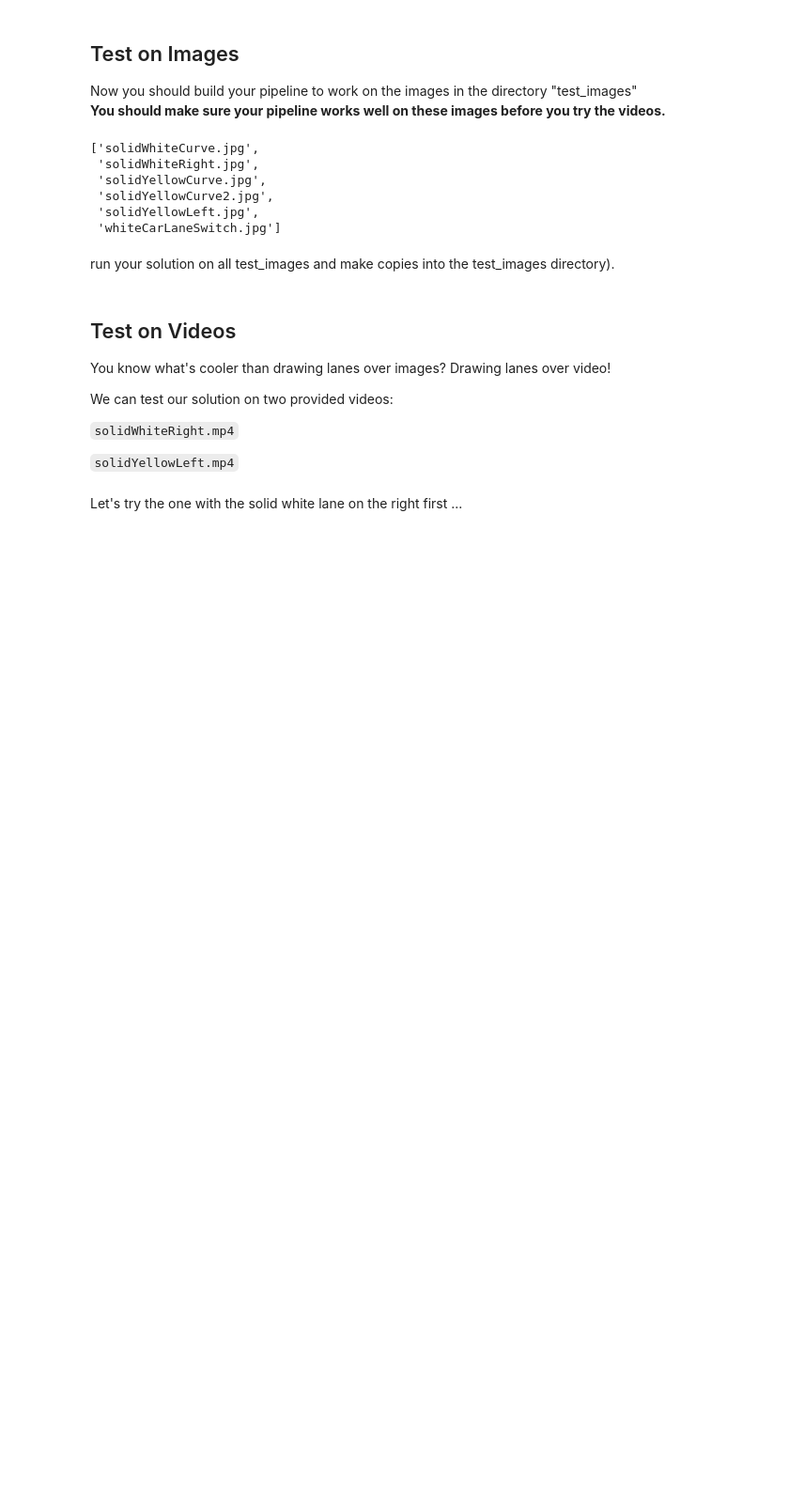
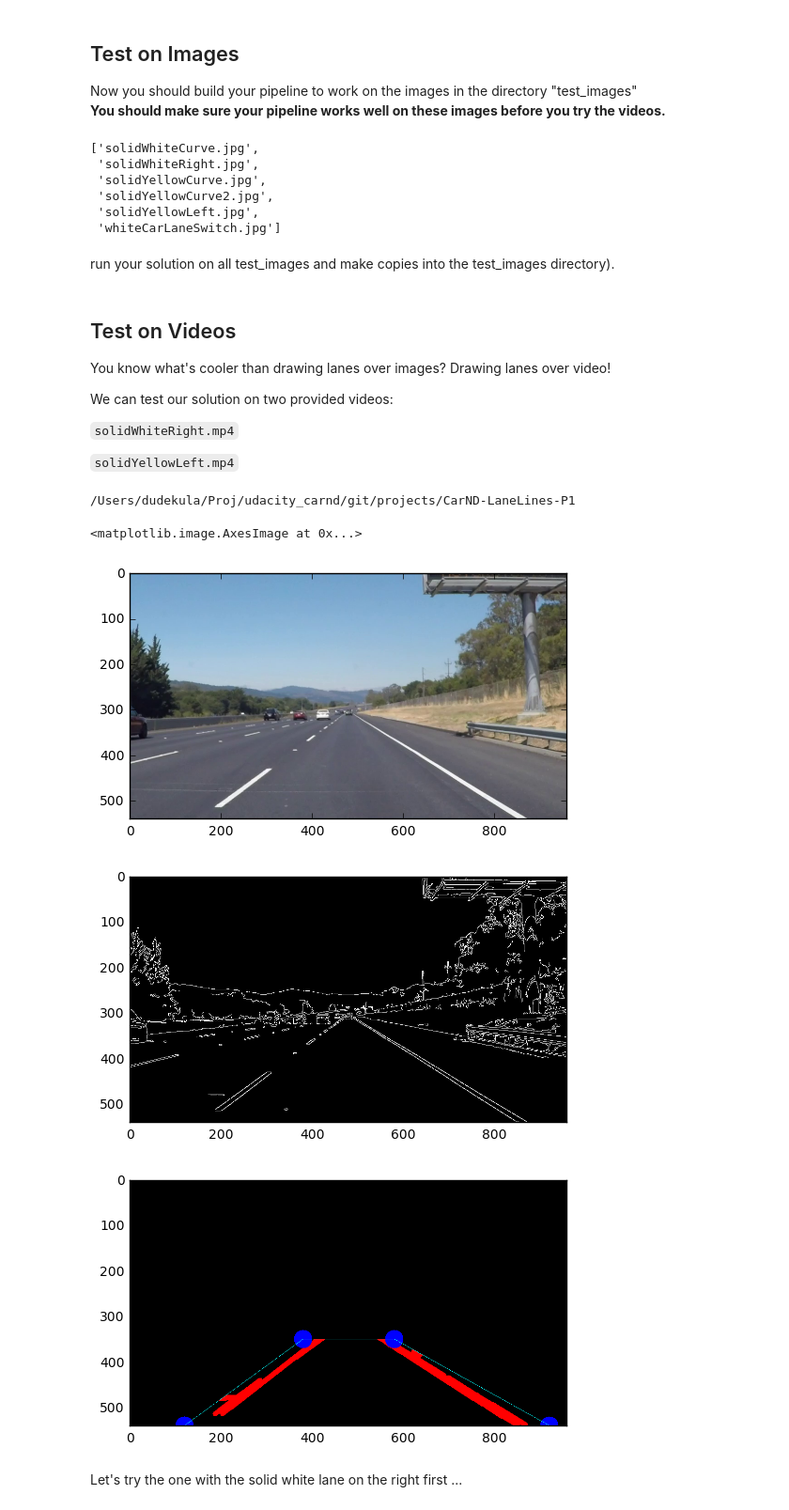
Before and after one commit to kdudekul/CarND-LaneLines-P1, a Jupyter notebook: P1.ipynb, the cells around one changed output. Shown: that part at 94% size. Saved outputs shown, nothing was run; the diff lists cells and outputs as text; code cells hidden in the pictures; blank space fills up the shorter version.

Commit message:
Lane detection looks good, further beautification under progress

```diff
--- a/P1.ipynb
+++ b/P1.ipynb
@@ -245,0 +186,74 @@ def process_image(image):
+# %%
+#
+# Sample code for Visualization for a single frame
+#
+import numpy
+import moviepy
+import matplotlib
+import pygame
+import os
+import cv2
+import numpy
+
+clip = "solidWhiteRight.mp4"
+
+print(os.getcwd())
+if(os.path.isfile(clip)):
+    seq = moviepy.editor.VideoFileClip("solidWhiteRight.mp4")
+else:
+    print("no clip to load")
+
+#print(seq.w, seq.h, int(seq.fps*seq.duration))
+im0 = seq.get_frame(0)
+#print(numpy.shape(im0))
+matplotlib.pyplot.imshow(im0)
+
+gray = cv2.cvtColor(im0,cv2.COLOR_BGR2GRAY)
+#br = cv2.GuassianBlur(im0,(5,5),0)
+edges = cv2.Canny(gray, 50, 150)
+matplotlib.pyplot.figure()
+matplotlib.pyplot.imshow(edges, cmap='gray')
+
+# Define the Hough transform parameters
+# Make a blank the same size as our image to draw on
+rho = 2 # distance resolution in pixels of the Hough grid
+theta = np.pi/180 # angular resolution in radians of the Hough grid
+threshold = 15     # minimum number of votes (intersections in Hough grid cell)
+min_line_length = 50 #minimum number of pixels making up a line
+max_line_gap = 60    # maximum gap in pixels between connectable line segments
+# Run Hough on edge detected image
+# Output "lines" is an array containing endpoints of detected line segments
+lines = cv2.HoughLinesP(edges, rho, theta, threshold, np.array([]),
+                            min_line_length, max_line_gap)
+line_image = np.copy(im0)*0 # creating a blank to draw lines on
+for line in lines:
+    for x1,y1,x2,y2 in line:
+        cv2.line(line_image, (x1,y1), (x2,y2), (255,0,0), 10)
+
+# ROI
+rx1, ry1 = 120, 540
+rx2, ry2 = 380, 350
+rx3, ry3 = 580, 350
+rx4, ry4 = 920, 540
+poly = np.array([[rx1, ry1], [rx2,ry2], [rx3,ry3], [rx4,ry4]])
+roi = matplotlib.path.Path(poly)
+
+for i in range(line_image.shape[1]): #height
+    for j in range (line_image.shape[0]): #width
+        if(roi.contains_point((i,j)) == 0):
+            line_image[j,i] = 0;
+
+line_image = cv2.circle(line_image,(rx1,ry1), 20, (0,0,255), -1)
+line_image = cv2.circle(line_image,(rx2,ry2), 20, (0,0,255), -1)
+line_image = cv2.circle(line_image,(rx3,ry3), 20, (0,0,255), -1)
+line_image = cv2.circle(line_image,(rx4,ry4), 20, (0,0,255), -1)
+line_image = cv2.polylines(line_image,[poly],True,(0,255,255))
+
+matplotlib.pyplot.figure()
+matplotlib.pyplot.imshow(line_image, cmap='gray')
+# %% [output]
+/Users/dudekula/Proj/udacity_carnd/git/projects/CarND-LaneLines-P1
+<matplotlib.image.AxesImage at 0x...>
+[figure, added]
+[figure, added]
+[figure, added]
```
Also changed, not shown: parts of 4 cells of this notebook.
